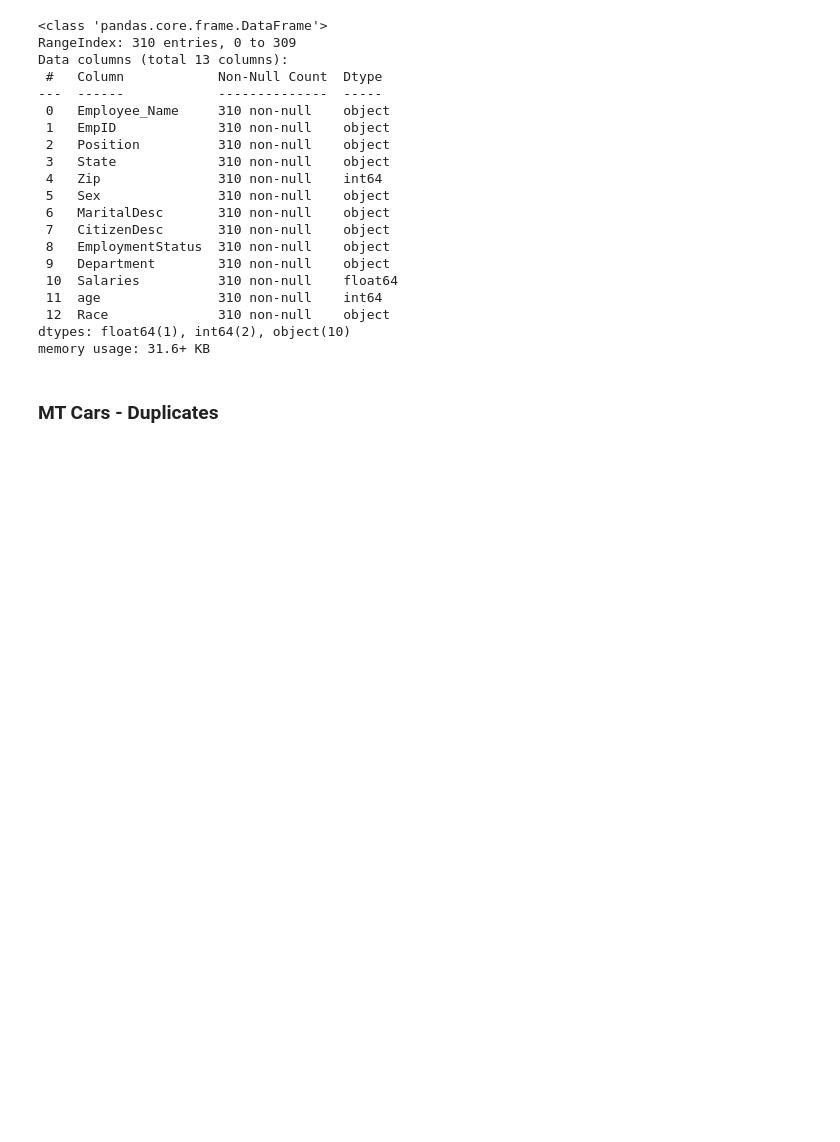
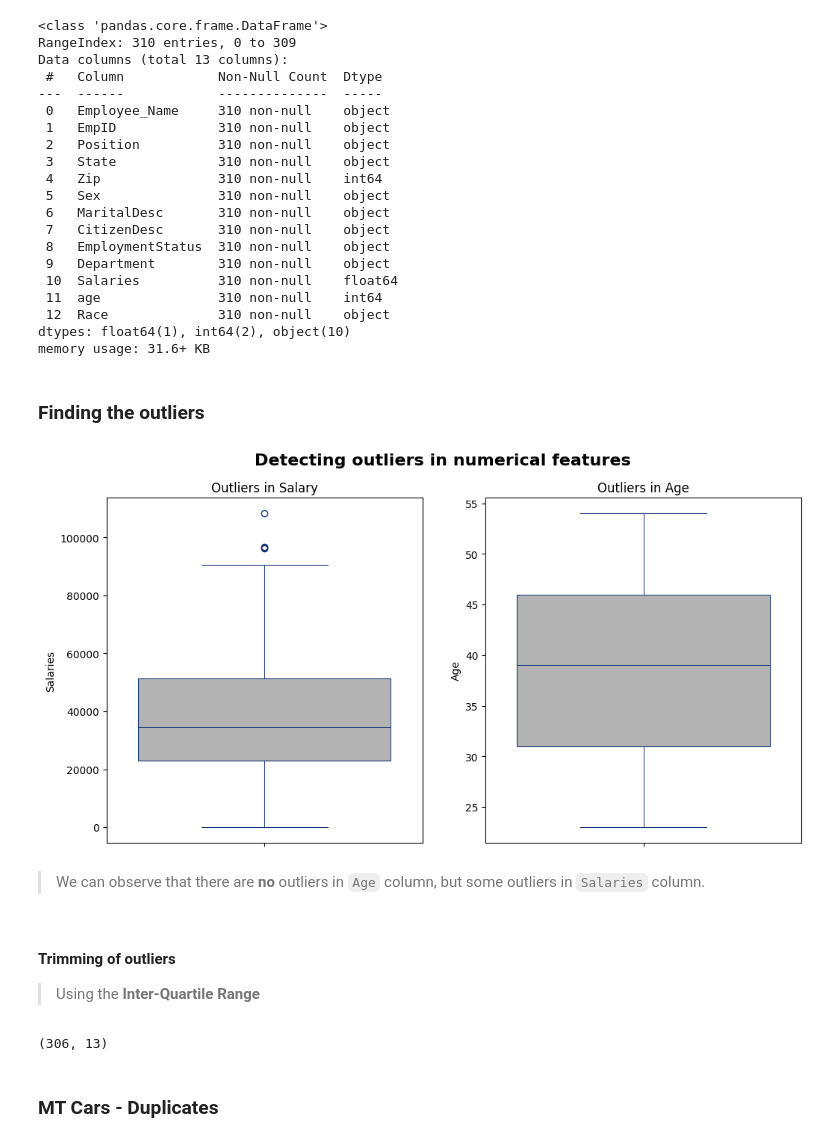
Before and after one commit to nirmit27/ds-and-ml, a Jupyter notebook: ML/ML_Training.ipynb, the cells around one changed output. Cells and saved outputs as stored; diff of their text form; code cells hidden in the pictures; blank space fills up the shorter version.

```diff
--- a/ML/ML_Training.ipynb
+++ b/ML/ML_Training.ipynb
@@ -69,0 +43,3 @@ ethnic.head()
+# %%
+ethnic = pd.read_csv(r'/content/ethnic diversity.csv')
+ethnic.head()
@@ -97,0 +79,21 @@ memory usage: 31.6+ KB
+# %% [markdown]
+### Finding the **outliers**
+# %%
+fig, axs = plt.subplots(1, 2, figsize=(12, 6))
+fig.suptitle("Detecting outliers in numerical features", fontweight='bold', fontsize=16)
+
+sns.boxplot(y=ethnic['Salaries'], color=".7", linecolor="#137", linewidth=.75, ax=axs[0])
+axs[0].set_title("Outliers in Salary")
+
+sns.boxplot(y=ethnic['age'], color=".7", linecolor="#137", linewidth=.75, ax=axs[1])
+axs[1].set_title("Outliers in Age")
+axs[1].set_ylabel("Age")
+
+plt.show()
+# %% [output]
+[figure, added]
+# %% [markdown]
+> We can observe that there are **no** outliers in `Age` column, but some outliers in `Salaries` column.
+# %% [markdown]
+#### **Trimming** of outliers
+> Using the **Inter-Quartile Range**
@@ -98,2 +107,6 @@ memory usage: 31.6+ KB
+# %%
+ethnic_trimmed.shape
+# %% [output]
+(306, 13)
 # %% [markdown]
 ### **MT Cars - Duplicates**
```
Also changed, not shown: parts of 11 cells of this notebook.
